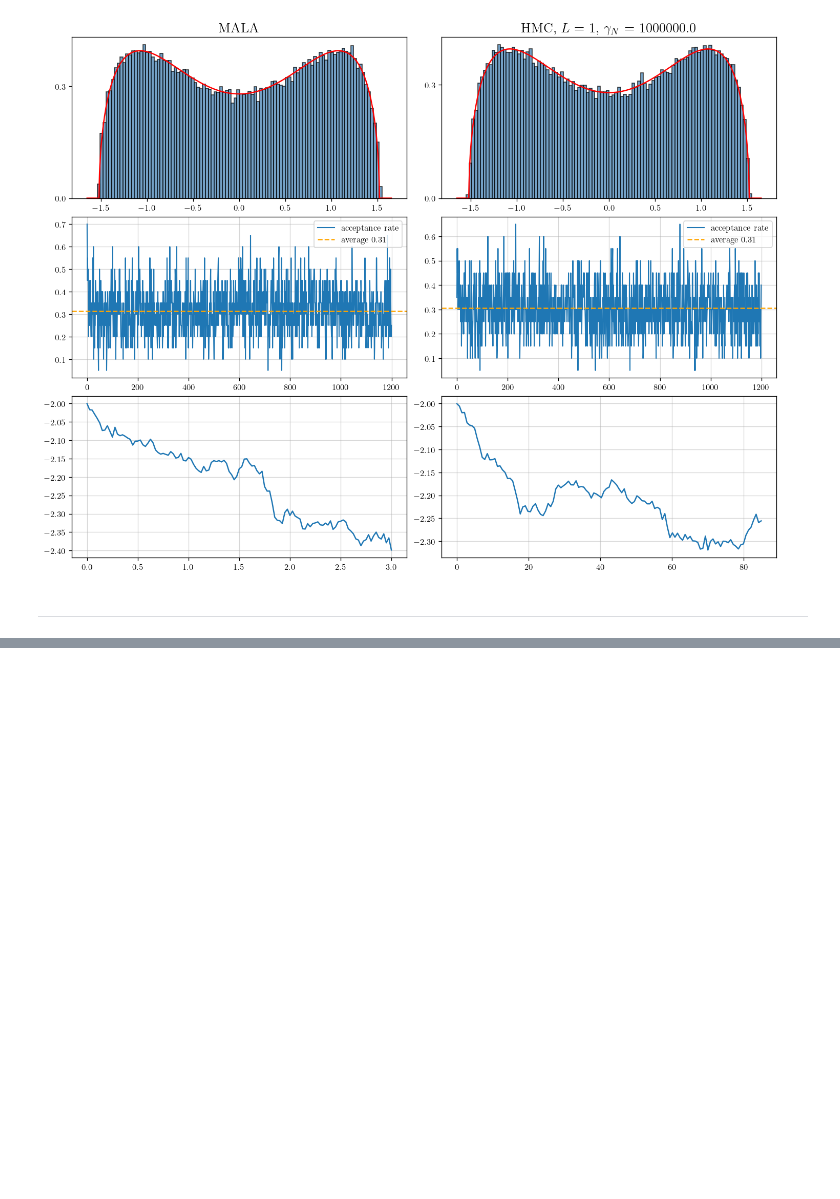
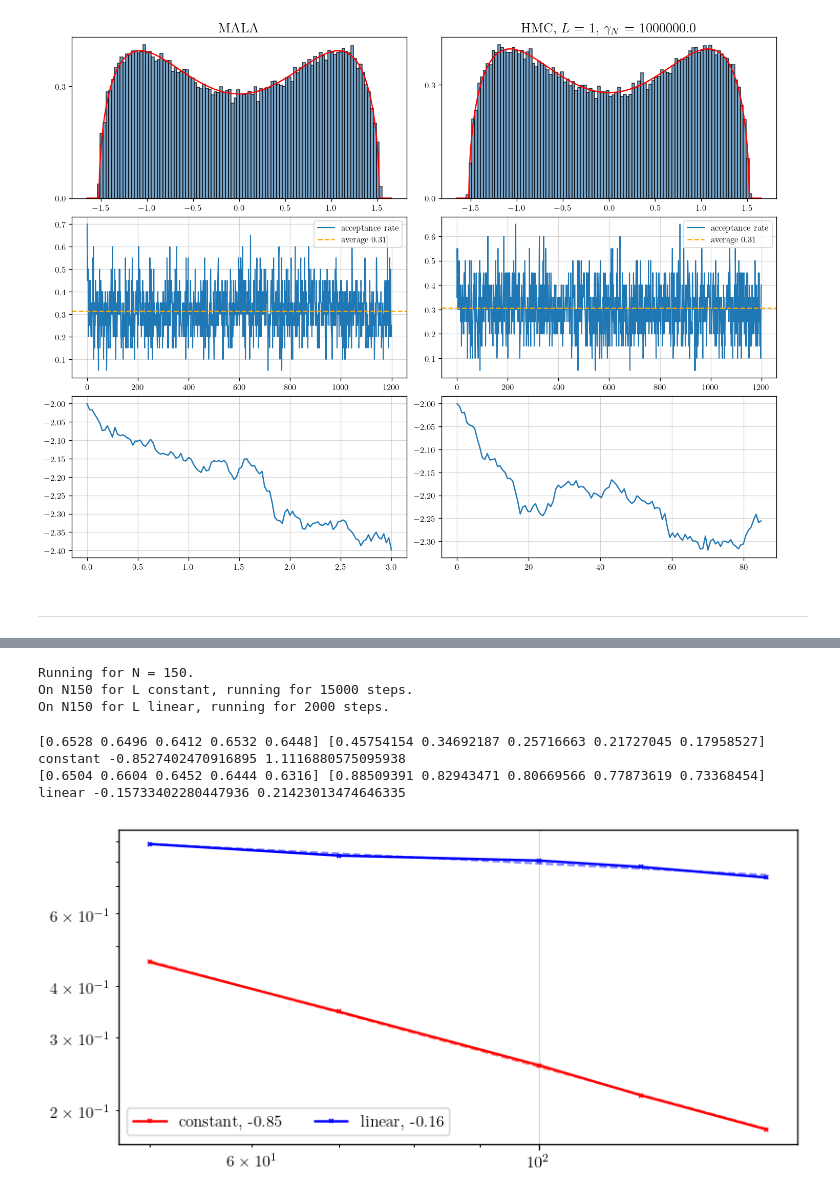
Before and after one commit to fredwdickinson/dissertation, a Jupyter notebook: code/notebooks/07_hmc.ipynb, the cells around one changed output, grey strips where cells are left out. Drawn from its saved outputs; the diff is of its cells as text; code cells hidden in the pictures; blank space fills up the shorter version.

```diff
--- a/code/notebooks/07_hmc.ipynb
+++ b/code/notebooks/07_hmc.ipynb
@@ -133,0 +150,57 @@ plt.show()
+# %%
+N_values = [50, 70, 100, 120, 150]; M = 50;
+beta = 2.0; potential_name = "quartic"; target = 0.651
+burn_steps = 0
+kappa = 0.5
+
+final_dts = {"constant": np.zeros_like(N_values, dtype = float), "sqrt": np.zeros_like(N_values, dtype = float), "linear": np.zeros_like(N_values, dtype = float)}
+final_accepts = {"constant": np.zeros_like(N_values, dtype = float), "sqrt": np.zeros_like(N_values, dtype = float), "linear": np.zeros_like(N_values, dtype = float)}
+eff_results = {"constant": np.zeros_like(N_values, dtype = float), "sqrt": np.zeros_like(N_values, dtype = float), "linear": np.zeros_like(N_values, dtype = float)}
+accept_histories = {"constant": np.zeros_like(N_values, dtype = np.ndarray), "sqrt": np.zeros_like(N_values, dtype = np.ndarray), "linear": np.zeros_like(N_values, dtype = np.ndarray)}
+dt_histories = {"constant": np.zeros_like(N_values, dtype = np.ndarray), "sqrt": np.zeros_like(N_values, dtype = np.ndarray), "linear": np.zeros_like(N_values, dtype = np.ndarray)}
+
+for j, N in enumerate(N_values):
+    clear_output(wait = True)
+    print(f"Running for N = {N}.")
+
+    init = random_matrix.init_quartic_eigenvalues(M, N, dt = 0.02, T = 2)
+    strategies = {"constant": 10, "linear": int(N//2)}
+
+    for name, L in strategies.items():
+        dt_init = 1/N
+        total_steps = 2000 if (name == "linear") else int(100*N)
+
+        print(f"On N{N} for L {name}, running for {total_steps} steps.")
+        accept_history, dt_history = simulate.target_dt("hmc", init, burn_steps, total_steps, potential_name, beta,
+                                    dt_init = dt_init, target = target, L = L, kappa = kappa)
+
+
+        final_dts[name][j] = dt_history[-50:].mean(); final_accepts[name][j] = accept_history[-50:].mean()
+        accept_histories[name][j] = accept_history; dt_histories[name][j] = dt_history
+        eff_results[name][j] = final_dts[name][j]/L
+# %% [output]
+Running for N = 150.
+On N150 for L constant, running for 15000 steps.
+On N150 for L linear, running for 2000 steps.
+# %%
+fig, ax = plt.subplots()
+colours = ["red", "blue", "green"]
+
+for j, L_type in enumerate(["constant", "linear"]):
+    dts = final_dts[L_type]; colour = colours[j]
+    log_N = np.log10(N_values); log_dt = np.log10(dts)
+    slope, intercept = np.polyfit(log_N, log_dt, 1)
+    print(final_accepts[L_type], final_dts[L_type])
+
+    ax.loglog(N_values, dts, label = f"{L_type}, {slope:.2f}", marker = 'x', lw = 1.5, color = colour)
+    ax.plot(N_values, 10**(intercept)*N_values**slope, ls = "--", alpha = 0.5, color = colour)
+    print(L_type, slope, intercept)
+
+ax.legend(ncols = 2)
+plt.show()
+# %% [output]
+[0.6528 0.6496 0.6412 0.6532 0.6448] [0.45754154 0.34692187 0.25716663 0.21727045 0.17958527]
+constant -0.8527402470916895 1.1116880575095938
+[0.6504 0.6604 0.6452 0.6444 0.6316] [0.88509391 0.82943471 0.80669566 0.77873619 0.73368454]
+linear -0.15733402280447936 0.21423013474646335
+[figure, added]
```
Also changed, not shown: parts of 13 cells of this notebook, 2 other files.
